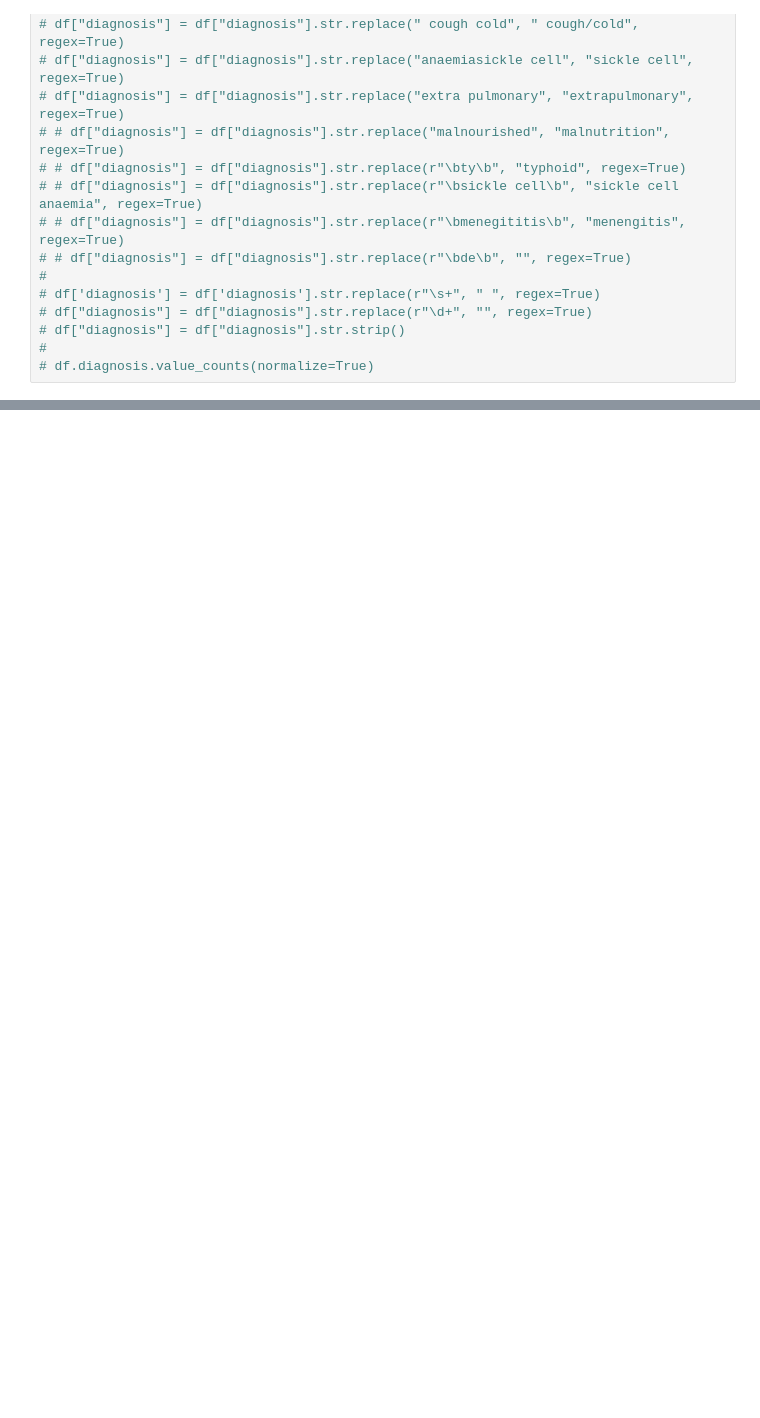
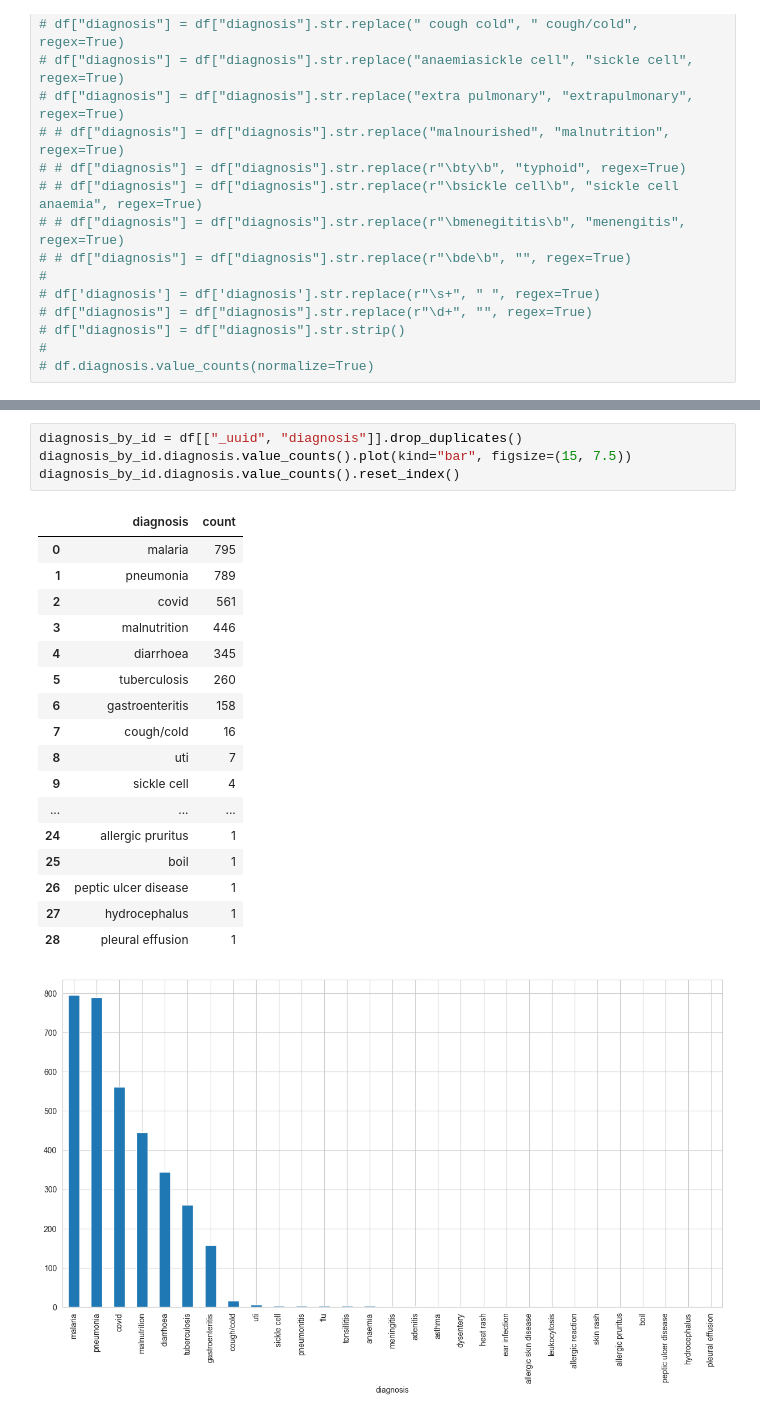
Before and after one commit to StephKisee/cdsa-for-kenyan-clinicians, a Jupyter notebook: notebooks/data_exploration.ipynb, the cells around one changed output, grey strips where cells are left out. Cells and saved outputs as stored; diff of their text form; blank space fills up the shorter version.

```diff
--- a/notebooks/data_exploration.ipynb
+++ b/notebooks/data_exploration.ipynb
@@ -402,0 +355,23 @@ Name: count, dtype: int64
+# %%
+diagnosis_by_id = df[["_uuid", "diagnosis"]].drop_duplicates()
+diagnosis_by_id.diagnosis.value_counts().plot(kind="bar", figsize=(15, 7.5))
+diagnosis_by_id.diagnosis.value_counts().reset_index()
+# %% [output]
+|  | diagnosis | count |
+| 0 | malaria | 795 |
+| 1 | pneumonia | 789 |
+| 2 | covid | 561 |
+| 3 | malnutrition | 446 |
+| 4 | diarrhoea | 345 |
+| 5 | tuberculosis | 260 |
+| 6 | gastroenteritis | 158 |
+| 7 | cough/cold | 16 |
+| 8 | uti | 7 |
+| 9 | sickle cell | 4 |
+| ... | ... | ... |
+| 24 | allergic pruritus | 1 |
+| 25 | boil | 1 |
+| 26 | peptic ulcer disease | 1 |
+| 27 | hydrocephalus | 1 |
+| 28 | pleural effusion | 1 |
+[figure, added]
```
Also changed, not shown: parts of 24 cells of this notebook.
